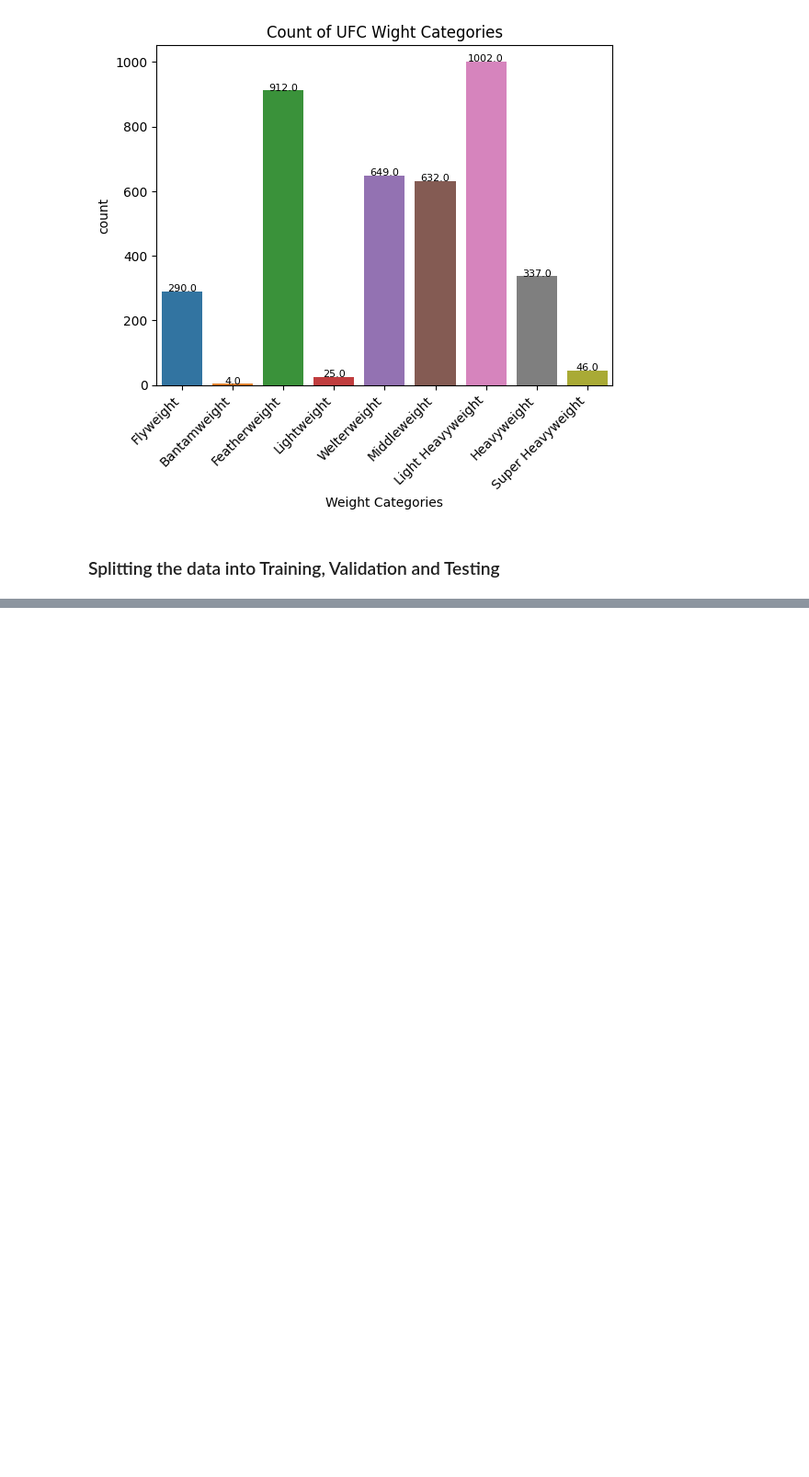
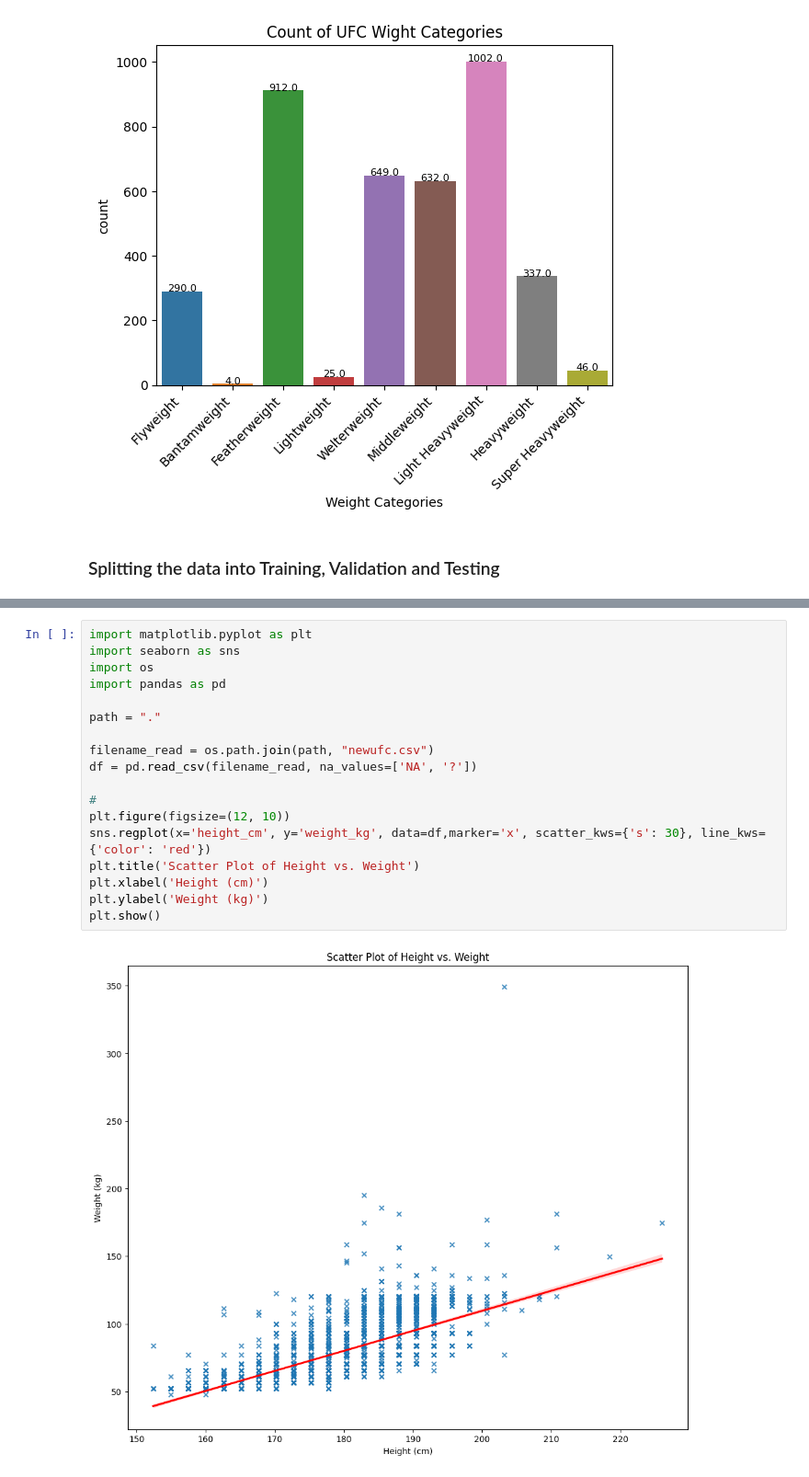
Before and after one commit to ImtiazAli1/INM701, a Jupyter notebook: cw.ipynb, the cells around one changed output, grey strips where cells are left out. Shown at 92% size. Saved outputs shown, nothing was run; the diff lists cells and outputs as text; blank space fills up the shorter version.

```diff
--- a/cw.ipynb
+++ b/cw.ipynb
@@ -251,0 +252,20 @@ Mean Squared Error (Neural Network): 89.62596237935169
+# %%
+import matplotlib.pyplot as plt
+import seaborn as sns
+import os
+import pandas as pd
+
+path = "."
+
+filename_read = os.path.join(path, "newufc.csv")
+df = pd.read_csv(filename_read, na_values=['NA', '?'])
+
+#
+plt.figure(figsize=(12, 10))
+sns.regplot(x='height_cm', y='weight_kg', data=df,marker='x', scatter_kws={'s': 30}, line_kws={'color': 'red'})
+plt.title('Scatter Plot of Height vs. Weight')
+plt.xlabel('Height (cm)')
+plt.ylabel('Weight (kg)')
+plt.show()
+# %% [output]
+[figure, added]
```
Also changed, not shown: parts of 2 cells of this notebook.
